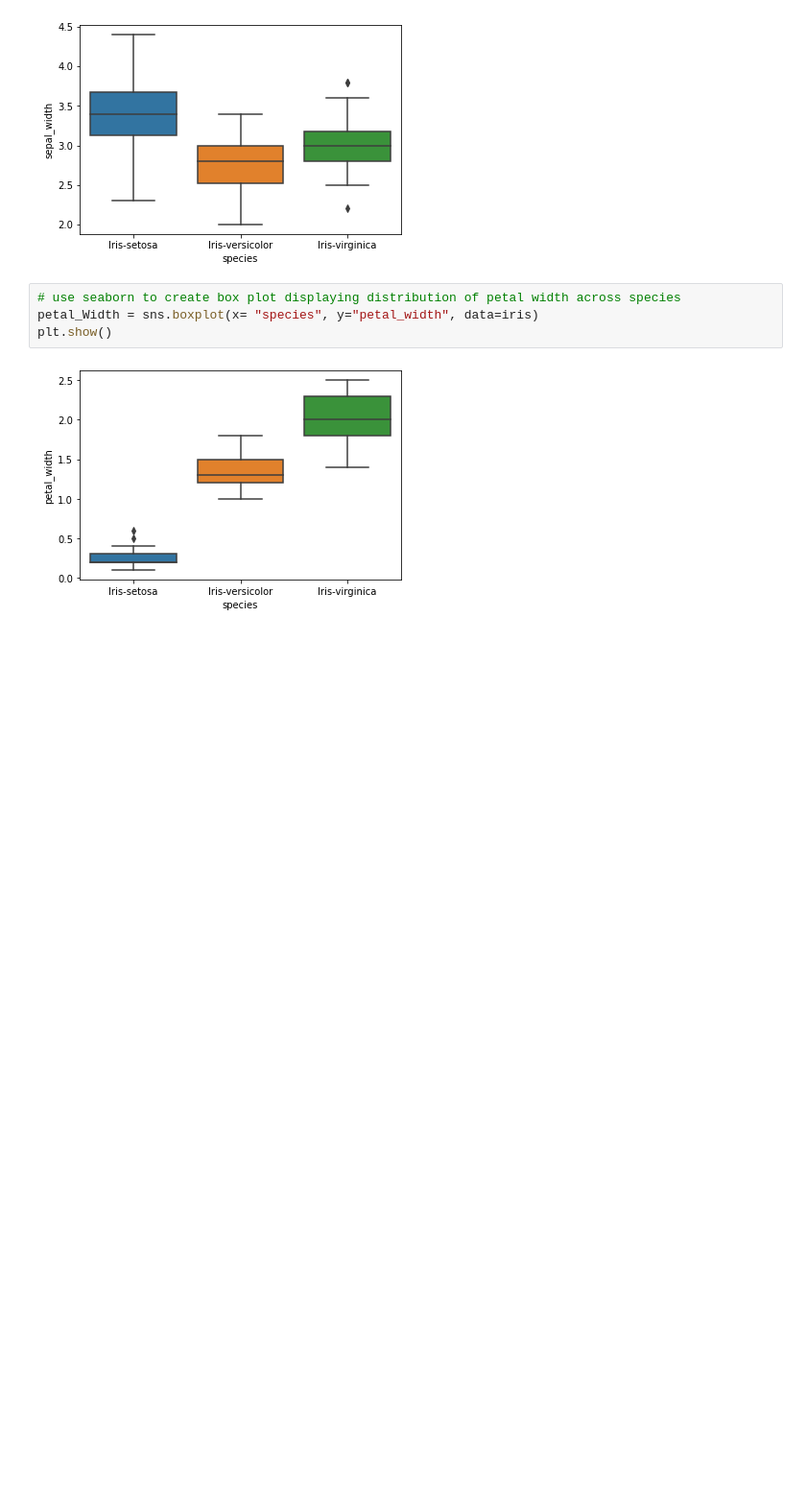
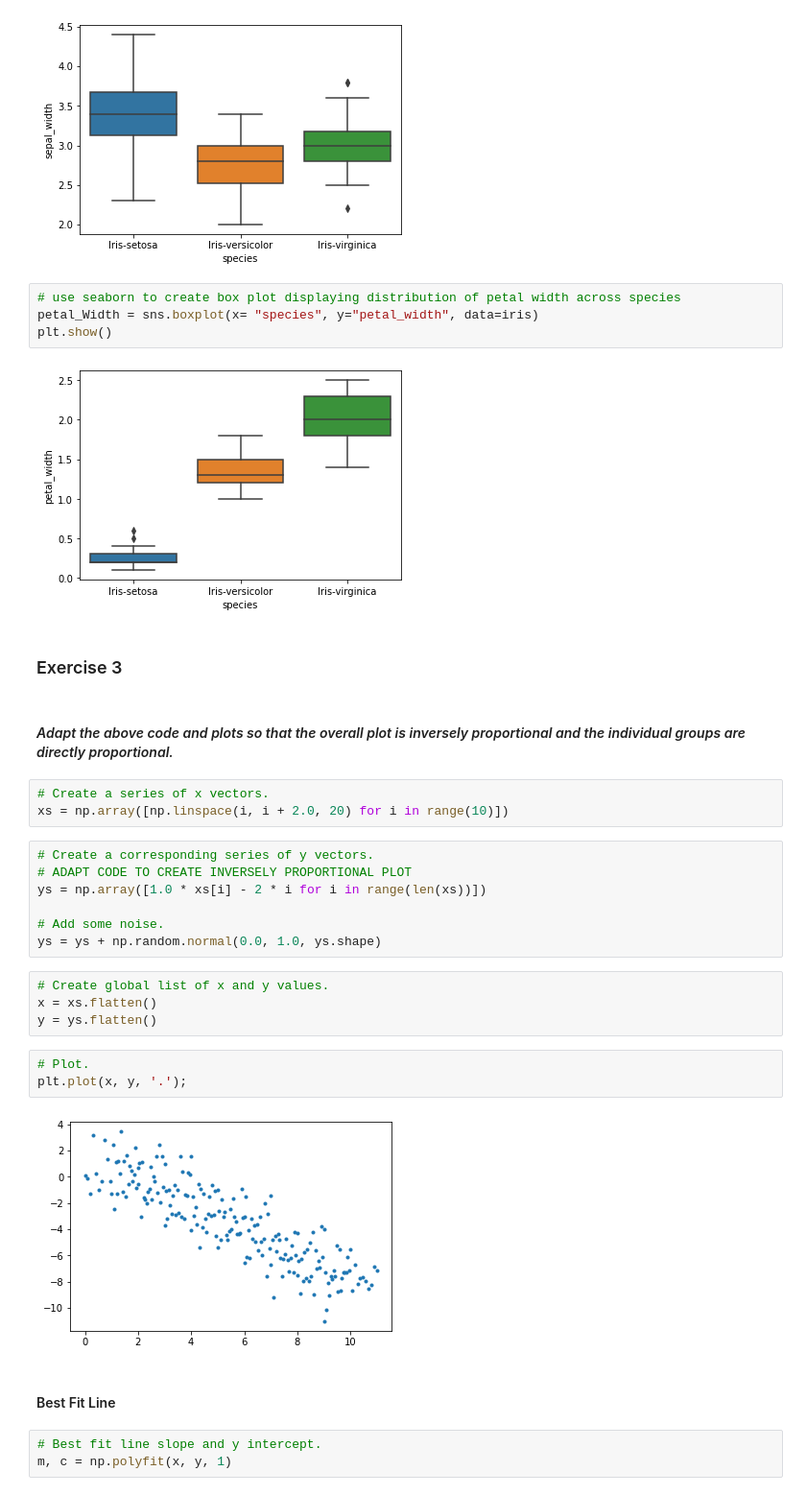
Before and after one commit to martincusack979/fundanalysis-assesment, a Jupyter notebook: Practicals/04-outliers-exercises.ipynb, the cells around one changed output. Shown at 96% size. Drawn from its saved outputs; the diff is of its cells as text; blank space fills up the shorter version.

```diff
--- a/Practicals/04-outliers-exercises.ipynb
+++ b/Practicals/04-outliers-exercises.ipynb
@@ -175,3 +168,31 @@ petal_Width = sns.boxplot(x= "species", y="petal_width", data=iris)
 plt.show()
 # %% [output]
 [figure]
+# %% [markdown]
+### Exercise 3
+# %% [markdown]
+#### *Adapt the above code and plots so that the overall plot is inversely proportional and the individual groups are directly proportional.*
+# %%
+# Create a series of x vectors.
+xs = np.array([np.linspace(i, i + 2.0, 20) for i in range(10)])
+# %%
+# Create a corresponding series of y vectors.
+# ADAPT CODE TO CREATE INVERSELY PROPORTIONAL PLOT
+ys = np.array([1.0 * xs[i] - 2 * i for i in range(len(xs))])
+
+# Add some noise.
+ys = ys + np.random.normal(0.0, 1.0, ys.shape)
+# %%
+# Create global list of x and y values.
+x = xs.flatten()
+y = ys.flatten()
+# %%
+# Plot.
+plt.plot(x, y, '.');
+# %% [output]
+[figure, added]
+# %% [markdown]
+#### Best Fit Line
+# %%
+# Best fit line slope and y intercept.
+m, c = np.polyfit(x, y, 1)
```
Also changed, not shown: parts of 14 cells of this notebook.
